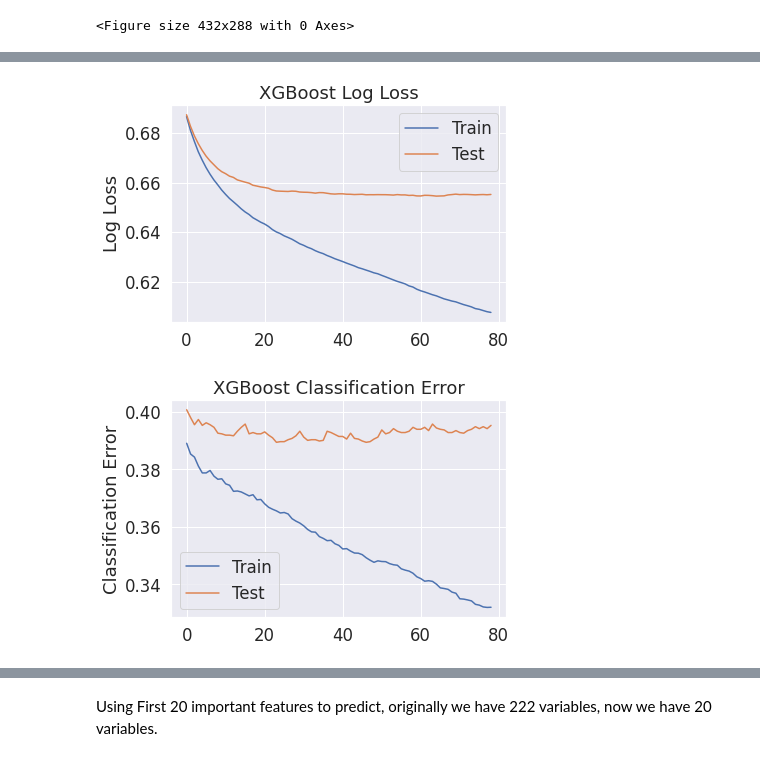
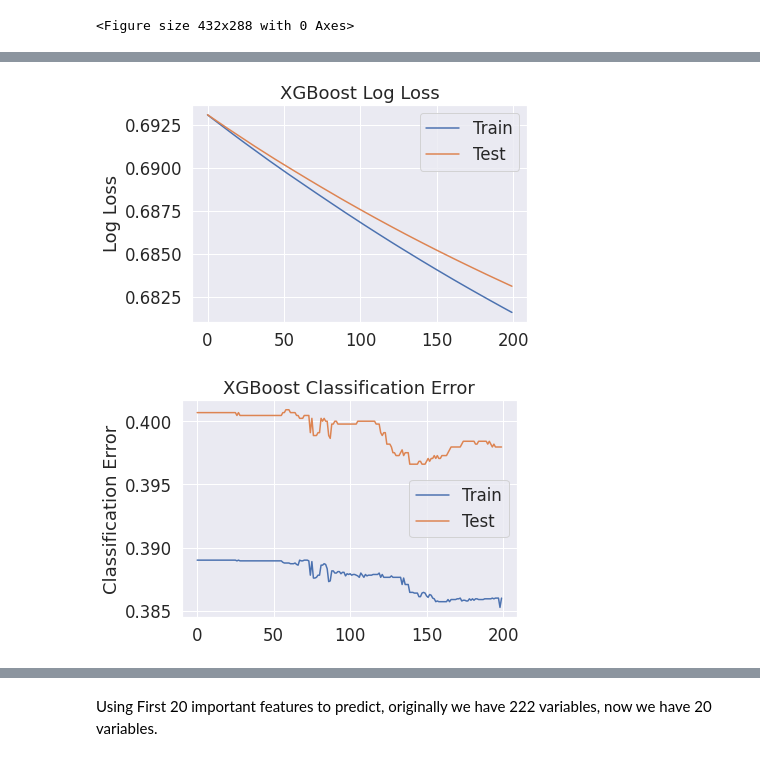
Before and after one commit to CNIU1997/BA_888, a Jupyter notebook: BA888_Model_Kiki.ipynb, the cells around one changed output, grey strips where cells are left out. Saved outputs shown, nothing was run; the diff lists cells and outputs as text; code cells hidden in the pictures.

```diff
--- a/BA888_Model_Kiki.ipynb
+++ b/BA888_Model_Kiki.ipynb
@@ -504,7 +513,7 @@ accuracy.append(xgboost_result)
 The cross validated score for XGBoost is: 0.6068403171007927
 # %%
 #Train the model using the training
-xgboost.fit(X_train,y_train)
+xgboost.fit(X_train,y_train["Class"].ravel())
 
 y_pred_xgb =rft.predict(X_test)
 
@@ -696,10 +695,11 @@ plt.show()
 ***Hyper-Parameter Tuning for Random Forest***
 # %%
 from sklearn.model_selection import GridSearchCV
-n_estimators=range(100,1000,100)
+n_estimators=range(100,1100,100)
 hyper={'n_estimators':n_estimators}
 gd=GridSearchCV(estimator=RandomForestClassifier(random_state=0),param_grid=hyper,verbose=True)
-gd.fit(X_train,y_train)
+gd.fit(X_train,y_train['Class'].ravel())
+y_pred_rft_T =rft.predict(X_test)
 print(gd.best_score_)
 print(gd.best_estimator_)
 # %% [output]
@@ -921,0 +921,13 @@ Best: -0.650621 using {'learn_rate': 0.001}
+# %%
+%%time
+xgb_final = XGBClassifier(max_depth=4,
+                        objective='binary:logistic',
+                        n_estimators=200,
+                        learning_rate = 0.001)
+
+xgb_final_2 = XGBClassifier(max_depth=4,
+                        objective='binary:logistic',
+                        n_estimators=200,
+                        learning_rate = 0.001)
+
+xgb_final.fit(X_train, y_train.values.ravel())
@@ -922,9 +937,4 @@ Best: -0.650621 using {'learn_rate': 0.001}
 # %%
-%%time
-xgb_final = XGBClassifier(max_depth=4,
-                        objective='binary:logistic',
-                        n_estimators=200,
-                        learning_rate = 0.1)
 eval_set = [(X_train, y_train), (X_test, y_test)]
-xgb_final.fit(X_train, y_train.values.ravel(), early_stopping_rounds=15, eval_metric=["error", "logloss"], eval_set=eval_set, verbose=True)
+xgb_final_2.fit(X_train, y_train.values.ravel(), early_stopping_rounds=15, eval_metric=["error", "logloss"], eval_set=eval_set, verbose=True)
 # %% [output]
@@ -966,24 +983,24 @@ Accuracy: 60.5663%
 # %%
 # retrieve performance metrics
-results = xgb_final.evals_result()
+results = xgb_final_2.evals_result()
 epochs = len(results['validation_0']['error'])
 x_axis = range(0, epochs)
 # plot log loss
 fig, ax = plt.subplots()
 ax.plot(x_axis, results['validation_0']['logloss'], label='Train')
 ax.plot(x_axis, results['validation_1']['logloss'], label='Test')
 ax.legend()
 plt.ylabel('Log Loss')
 plt.title('XGBoost Log Loss')
 plt.show()
 # plot classification error
 fig, ax = plt.subplots()
 ax.plot(x_axis, results['validation_0']['error'], label='Train')
 ax.plot(x_axis, results['validation_1']['error'], label='Test')
 ax.legend()
 plt.ylabel('Classification Error')
 plt.title('XGBoost Classification Error')
 plt.show()
 # %% [output]
-[figure, old version]
+[figure, new version]
-[figure, old version]
+[figure, new version]
```
Also changed, not shown: parts of 75 cells of this notebook.
